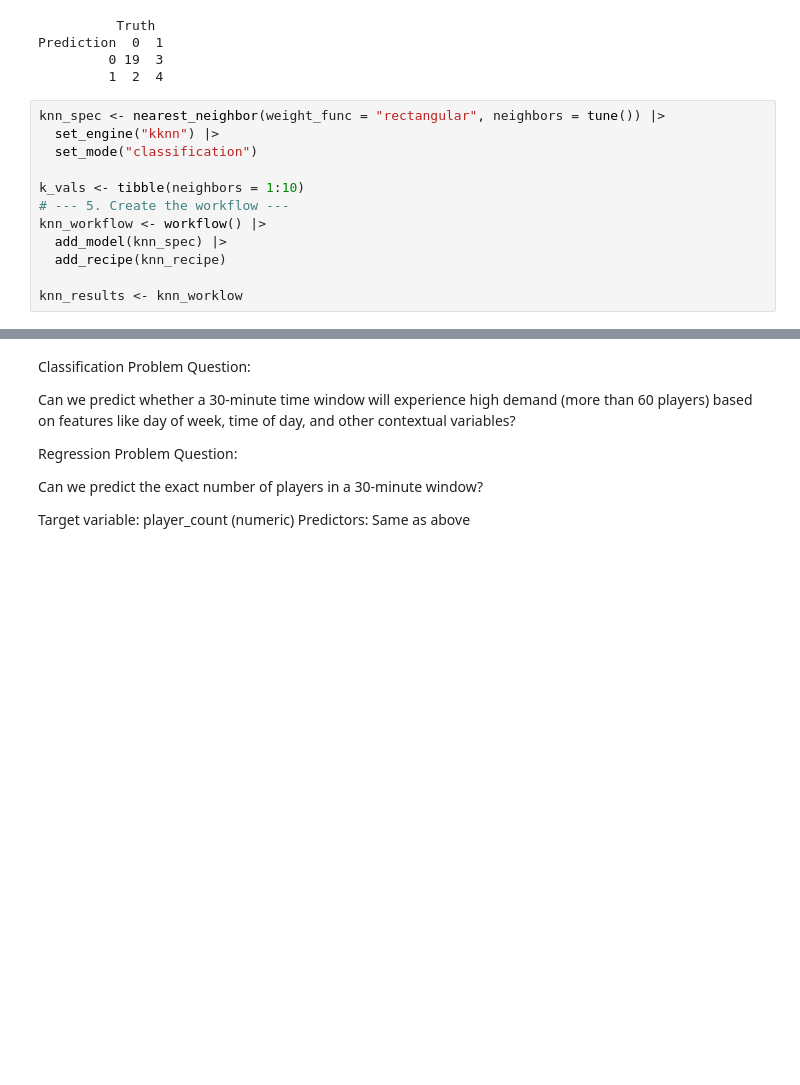
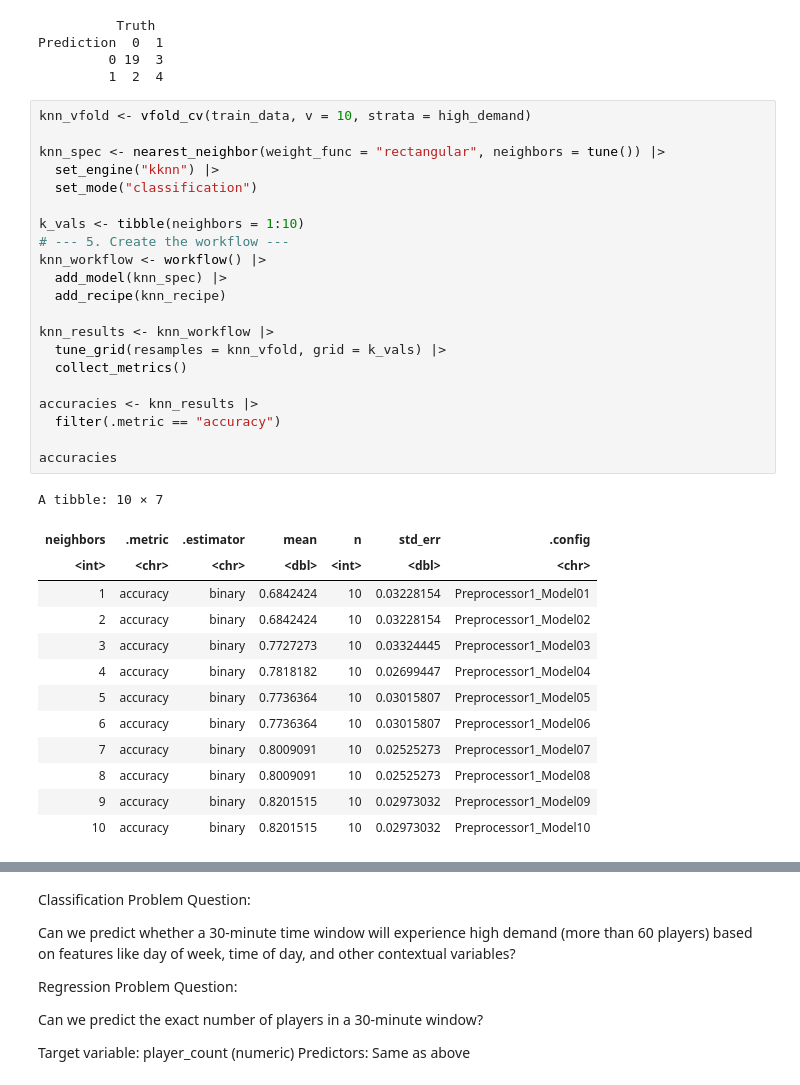
Before and after one commit to ramoladeepika/Ramola_DSCI_100_project_2025, a Jupyter notebook: Dsci_100_project_code.ipynb, the cells around one changed output, grey strips where cells are left out. Drawn from its saved outputs; the diff is of its cells as text; blank space fills up the shorter version.

```diff
--- a/Dsci_100_project_code.ipynb
+++ b/Dsci_100_project_code.ipynb
@@ -271,14 +271,37 @@ Prediction  0  1
          0 19  3
          1  2  4
 # %%
+knn_vfold <- vfold_cv(train_data, v = 10, strata = high_demand)
+
 knn_spec <- nearest_neighbor(weight_func = "rectangular", neighbors = tune()) |>
   set_engine("kknn") |>
   set_mode("classification")
 
 k_vals <- tibble(neighbors = 1:10)
 # --- 5. Create the workflow ---
 knn_workflow <- workflow() |>
   add_model(knn_spec) |>
   add_recipe(knn_recipe)
 
-knn_results <- knn_worklow
+knn_results <- knn_workflow |>
+  tune_grid(resamples = knn_vfold, grid = k_vals) |>
+  collect_metrics()
+
+accuracies <- knn_results |>
+  filter(.metric == "accuracy")
+
+accuracies
+# %% [output]
+A tibble: 10 × 7
+| neighbors | .metric | .estimator | mean | n | std_err | .config |
+| <int> | <chr> | <chr> | <dbl> | <int> | <dbl> | <chr> |
+| 1 | accuracy | binary | 0.6842424 | 10 | 0.03228154 | Preprocessor1_Model01 |
+| 2 | accuracy | binary | 0.6842424 | 10 | 0.03228154 | Preprocessor1_Model02 |
+| 3 | accuracy | binary | 0.7727273 | 10 | 0.03324445 | Preprocessor1_Model03 |
+| 4 | accuracy | binary | 0.7818182 | 10 | 0.02699447 | Preprocessor1_Model04 |
+| 5 | accuracy | binary | 0.7736364 | 10 | 0.03015807 | Preprocessor1_Model05 |
+| 6 | accuracy | binary | 0.7736364 | 10 | 0.03015807 | Preprocessor1_Model06 |
+| 7 | accuracy | binary | 0.8009091 | 10 | 0.02525273 | Preprocessor1_Model07 |
+| 8 | accuracy | binary | 0.8009091 | 10 | 0.02525273 | Preprocessor1_Model08 |
+| 9 | accuracy | binary | 0.8201515 | 10 | 0.02973032 | Preprocessor1_Model09 |
+| 10 | accuracy | binary | 0.8201515 | 10 | 0.02973032 | Preprocessor1_Model10 |
```
Also changed, not shown: parts of 10 cells of this notebook.
